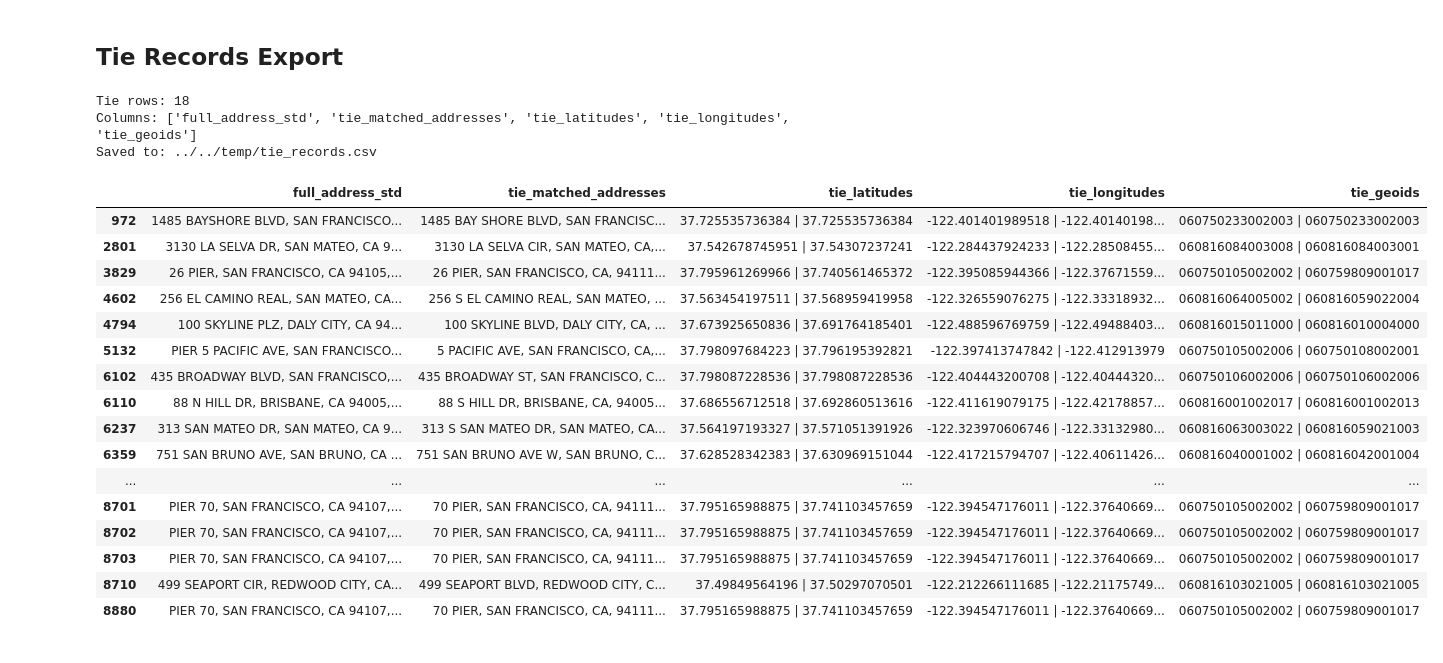
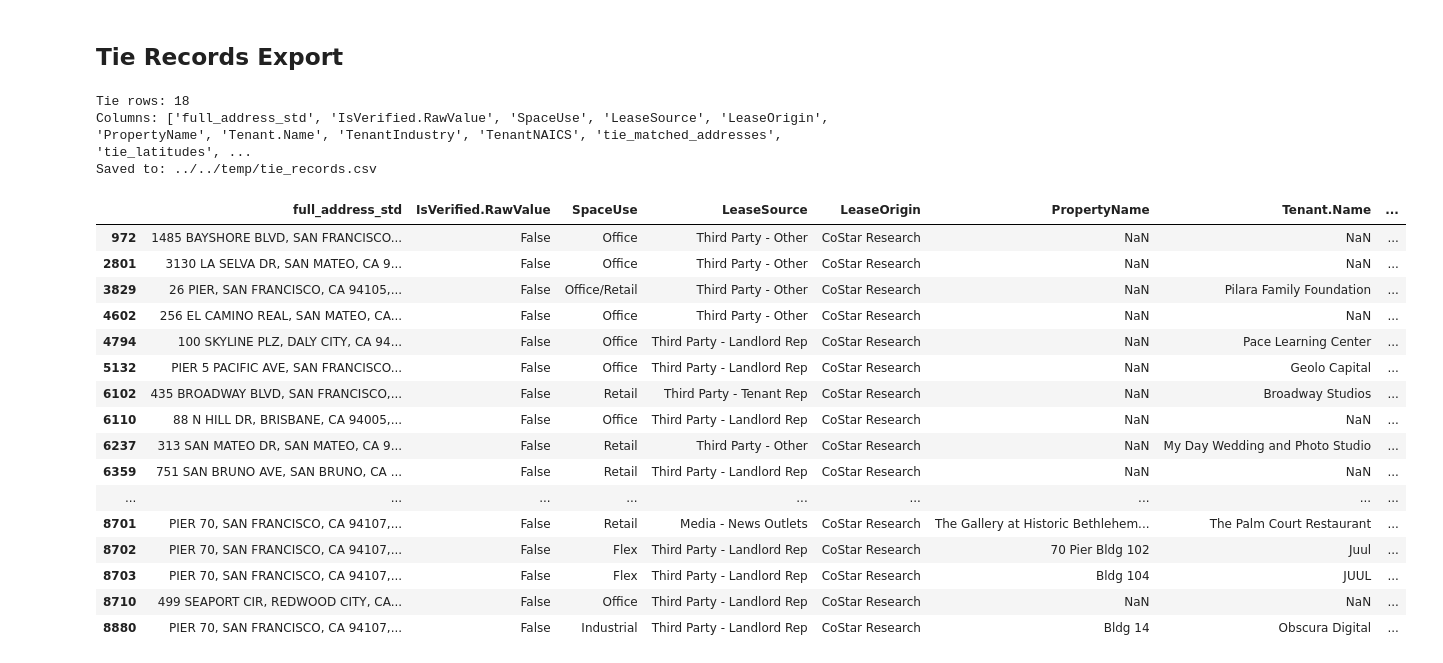
Before and after one commit to WilliamClintC/Geocoding_Office, a Jupyter notebook: source/2_analysis/1_SF_Census_Geocoder_Analysis.ipynb, the cells around one changed output. Cells and saved outputs as stored; diff of their text form; code cells hidden in the pictures.

```diff
--- a/source/2_analysis/1_SF_Census_Geocoder_Analysis.ipynb
+++ b/source/2_analysis/1_SF_Census_Geocoder_Analysis.ipynb
@@ -72,34 +72,40 @@ Showing first 20 rows:
 # %% [markdown]
 ## Tie Records Export
 # %%
-tie_cols = ["full_address_std"] + [c for c in df.columns if c.startswith("tie_")]
+tie_cols = ["full_address_std", "suite", "IsVerified.RawValue", "SpaceUse",
+            "LeaseSource", "LeaseOrigin", "PropertyName", "Tenant.Name",
+            "TenantIndustry", "TenantNAICS"] + [c for c in df.columns if c.startswith("tie_")]
+
+# Filter to only columns that exist in the dataframe
+tie_cols = [c for c in tie_cols if c in df.columns]
+
 tie_df = df.loc[df["match"] == "Tie", tie_cols].copy()
 
 out_path = "../../temp/tie_records.csv"
 tie_df.to_csv(out_path, index=False)
 
 print(f"Tie rows: {len(tie_df)}")
 print(f"Columns: {tie_cols}")
 print(f"Saved to: {out_path}")
 tie_df
 # %% [output]
 Tie rows: 18
-Columns: ['full_address_std', 'tie_matched_addresses', 'tie_latitudes', 'tie_longitudes', 'tie_geoids']
+Columns: ['full_address_std', 'IsVerified.RawValue', 'SpaceUse', 'LeaseSource', 'LeaseOrigin', 'PropertyName', 'Tenant.Name', 'TenantIndustry', 'TenantNAICS', 'tie_matched_addresses', 'tie_latitudes', ...
 Saved to: ../../temp/tie_records.csv
-|  | full_address_std | tie_matched_addresses | tie_latitudes | tie_longitudes | tie_geoids |
-| 972 | 1485 BAYSHORE BLVD, SAN FRANCISCO... | 1485 BAY SHORE BLVD, SAN FRANCISC... | 37.725535736384 | 37.725535736384 | -122.401401989518 | -122.40140198... | 060750233002003 | 060750233002003 |
-| 2801 | 3130 LA SELVA DR, SAN MATEO, CA 9... | 3130 LA SELVA CIR, SAN MATEO, CA,... | 37.542678745951 | 37.54307237241 | -122.284437924233 | -122.28508455... | 060816084003008 | 060816084003001 |
-| 3829 | 26 PIER, SAN FRANCISCO, CA 94105,... | 26 PIER, SAN FRANCISCO, CA, 94111... | 37.795961269966 | 37.740561465372 | -122.395085944366 | -122.37671559... | 060750105002002 | 060759809001017 |
-| 4602 | 256 EL CAMINO REAL, SAN MATEO, CA... | 256 S EL CAMINO REAL, SAN MATEO, ... | 37.563454197511 | 37.568959419958 | -122.326559076275 | -122.33318932... | 060816064005002 | 060816059022004 |
-| 4794 | 100 SKYLINE PLZ, DALY CITY, CA 94... | 100 SKYLINE BLVD, DALY CITY, CA, ... | 37.673925650836 | 37.691764185401 | -122.488596769759 | -122.49488403... | 060816015011000 | 060816010004000 |
-| 5132 | PIER 5 PACIFIC AVE, SAN FRANCISCO... | 5 PACIFIC AVE, SAN FRANCISCO, CA,... | 37.798097684223 | 37.796195392821 | -122.397413747842 | -122.412913979 | 060750105002006 | 060750108002001 |
-| 6102 | 435 BROADWAY BLVD, SAN FRANCISCO,... | 435 BROADWAY ST, SAN FRANCISCO, C... | 37.798087228536 | 37.798087228536 | -122.404443200708 | -122.40444320... | 060750106002006 | 060750106002006 |
-| 6110 | 88 N HILL DR, BRISBANE, CA 94005,... | 88 S HILL DR, BRISBANE, CA, 94005... | 37.686556712518 | 37.692860513616 | -122.411619079175 | -122.42178857... | 060816001002017 | 060816001002013 |
-| 6237 | 313 SAN MATEO DR, SAN MATEO, CA 9... | 313 S SAN MATEO DR, SAN MATEO, CA... | 37.564197193327 | 37.571051391926 | -122.323970606746 | -122.33132980... | 060816063003022 | 060816059021003 |
-| 6359 | 751 SAN BRUNO AVE, SAN BRUNO, CA ... | 751 SAN BRUNO AVE W, SAN BRUNO, C... | 37.628528342383 | 37.630969151044 | -122.417215794707 | -122.40611426... | 060816040001002 | 060816042001004 |
-| ... | ... | ... | ... | ... | ... |
-| 8701 | PIER 70, SAN FRANCISCO, CA 94107,... | 70 PIER, SAN FRANCISCO, CA, 94111... | 37.795165988875 | 37.741103457659 | -122.394547176011 | -122.37640669... | 060750105002002 | 060759809001017 |
-| 8702 | PIER 70, SAN FRANCISCO, CA 94107,... | 70 PIER, SAN FRANCISCO, CA, 94111... | 37.795165988875 | 37.741103457659 | -122.394547176011 | -122.37640669... | 060750105002002 | 060759809001017 |
-| 8703 | PIER 70, SAN FRANCISCO, CA 94107,... | 70 PIER, SAN FRANCISCO, CA, 94111... | 37.795165988875 | 37.741103457659 | -122.394547176011 | -122.37640669... | 060750105002002 | 060759809001017 |
-| 8710 | 499 SEAPORT CIR, REDWOOD CITY, CA... | 499 SEAPORT BLVD, REDWOOD CITY, C... | 37.49849564196 | 37.50297070501 | -122.212266111685 | -122.21175749... | 060816103021005 | 060816103021005 |
-| 8880 | PIER 70, SAN FRANCISCO, CA 94107,... | 70 PIER, SAN FRANCISCO, CA, 94111... | 37.795165988875 | 37.741103457659 | -122.394547176011 | -122.37640669... | 060750105002002 | 060759809001017 |
+|  | full_address_std | IsVerified.RawValue | SpaceUse | LeaseSource | LeaseOrigin | PropertyName | Tenant.Name | ... |
+| 972 | 1485 BAYSHORE BLVD, SAN FRANCISCO... | False | Office | Third Party - Other | CoStar Research | NaN | NaN | ... |
+| 2801 | 3130 LA SELVA DR, SAN MATEO, CA 9... | False | Office | Third Party - Other | CoStar Research | NaN | NaN | ... |
+| 3829 | 26 PIER, SAN FRANCISCO, CA 94105,... | False | Office/Retail | Third Party - Other | CoStar Research | NaN | Pilara Family Foundation | ... |
+| 4602 | 256 EL CAMINO REAL, SAN MATEO, CA... | False | Office | Third Party - Other | CoStar Research | NaN | NaN | ... |
+| 4794 | 100 SKYLINE PLZ, DALY CITY, CA 94... | False | Office | Third Party - Landlord Rep | CoStar Research | NaN | Pace Learning Center | ... |
+| 5132 | PIER 5 PACIFIC AVE, SAN FRANCISCO... | False | Office | Third Party - Landlord Rep | CoStar Research | NaN | Geolo Capital | ... |
+| 6102 | 435 BROADWAY BLVD, SAN FRANCISCO,... | False | Retail | Third Party - Tenant Rep | CoStar Research | NaN | Broadway Studios | ... |
+| 6110 | 88 N HILL DR, BRISBANE, CA 94005,... | False | Office | Third Party - Landlord Rep | CoStar Research | NaN | NaN | ... |
+| 6237 | 313 SAN MATEO DR, SAN MATEO, CA 9... | False | Retail | Third Party - Other | CoStar Research | NaN | My Day Wedding and Photo Studio | ... |
+| 6359 | 751 SAN BRUNO AVE, SAN BRUNO, CA ... | False | Retail | Third Party - Landlord Rep | CoStar Research | NaN | NaN | ... |
+| ... | ... | ... | ... | ... | ... | ... | ... | ... |
+| 8701 | PIER 70, SAN FRANCISCO, CA 94107,... | False | Retail | Media - News Outlets | CoStar Research | The Gallery at Historic Bethlehem... | The Palm Court Restaurant | ... |
+| 8702 | PIER 70, SAN FRANCISCO, CA 94107,... | False | Flex | Third Party - Landlord Rep | CoStar Research | 70 Pier Bldg 102 | Juul | ... |
+| 8703 | PIER 70, SAN FRANCISCO, CA 94107,... | False | Flex | Third Party - Landlord Rep | CoStar Research | Bldg 104 | JUUL | ... |
+| 8710 | 499 SEAPORT CIR, REDWOOD CITY, CA... | False | Office | Third Party - Landlord Rep | CoStar Research | NaN | NaN | ... |
+| 8880 | PIER 70, SAN FRANCISCO, CA 94107,... | False | Industrial | Third Party - Landlord Rep | CoStar Research | Bldg 14 | Obscura Digital | ... |
```
Also changed, not shown: parts of 1 cell of this notebook, 50 other files.
